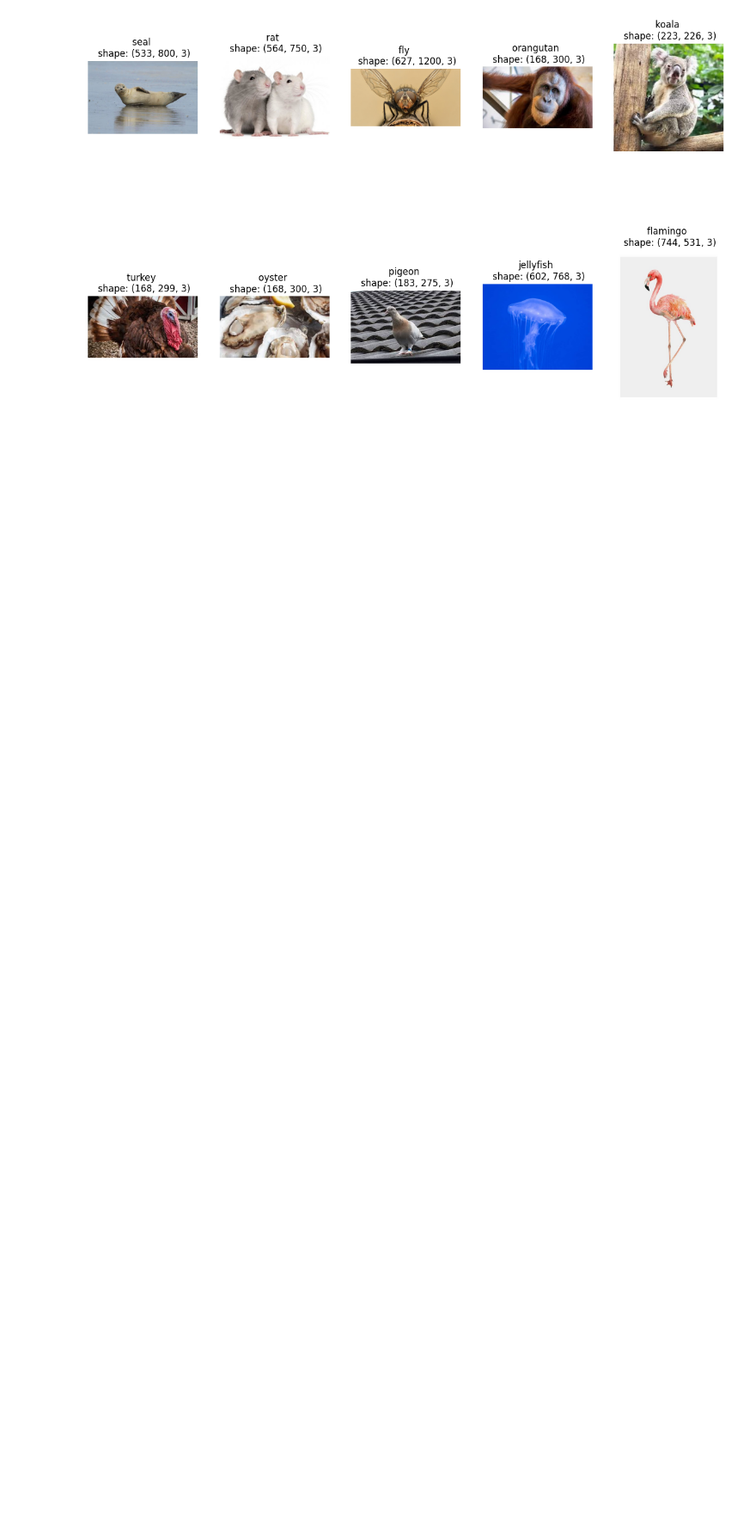
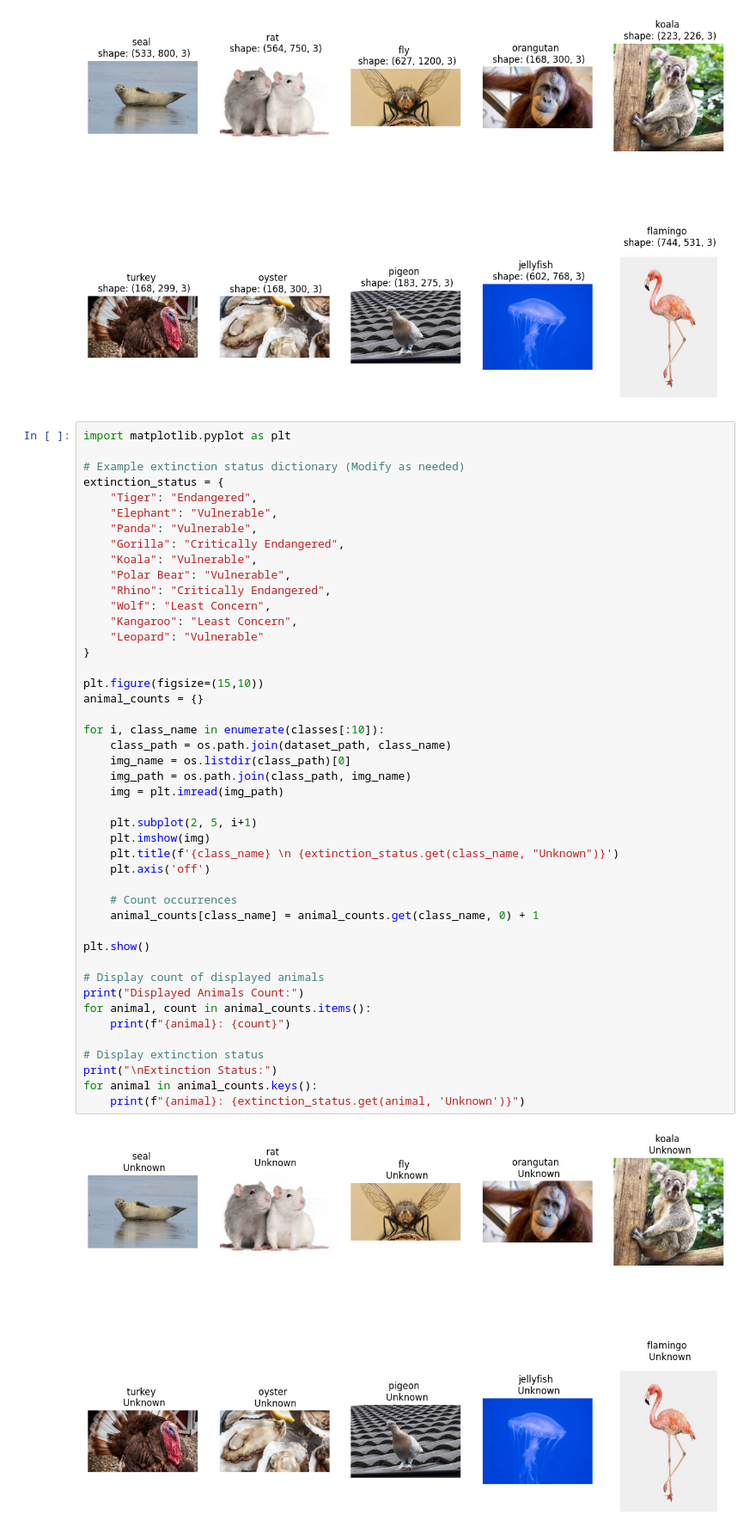
Before and after one commit to Ashwin535/Multi-Class-Animal-Classification, a Jupyter notebook: Animal_Classification.ipynb, the cells around one changed output. Shown at 86% size. Cells and saved outputs as stored; diff of their text form; blank space fills up the shorter version.

```diff
--- a/Animal_Classification.ipynb
+++ b/Animal_Classification.ipynb
@@ -80,3 +80,50 @@ for i, class_name in enumerate(classes[:10]):
 plt.show()
 # %% [output]
 [figure]
+# %%
+import matplotlib.pyplot as plt
+
+# Example extinction status dictionary (Modify as needed)
+extinction_status = {
+    "Tiger": "Endangered",
+    "Elephant": "Vulnerable",
+    "Panda": "Vulnerable",
+    "Gorilla": "Critically Endangered",
+    "Koala": "Vulnerable",
+    "Polar Bear": "Vulnerable",
+    "Rhino": "Critically Endangered",
+    "Wolf": "Least Concern",
+    "Kangaroo": "Least Concern",
+    "Leopard": "Vulnerable"
+}
+
+plt.figure(figsize=(15,10))
+animal_counts = {}
+
+for i, class_name in enumerate(classes[:10]):
+    class_path = os.path.join(dataset_path, class_name)
+    img_name = os.listdir(class_path)[0]
+    img_path = os.path.join(class_path, img_name)
+    img = plt.imread(img_path)
+
+    plt.subplot(2, 5, i+1)
+    plt.imshow(img)
+    plt.title(f'{class_name} \n {extinction_status.get(class_name, "Unknown")}')
+    plt.axis('off')
+
+    # Count occurrences
+    animal_counts[class_name] = animal_counts.get(class_name, 0) + 1
+
+plt.show()
+
+# Display count of displayed animals
+print("Displayed Animals Count:")
+for animal, count in animal_counts.items():
+    print(f"{animal}: {count}")
+
+# Display extinction status
+print("\nExtinction Status:")
+for animal in animal_counts.keys():
+    print(f"{animal}: {extinction_status.get(animal, 'Unknown')}")
+# %% [output]
+[figure, added]
```
Also changed, not shown: parts of 1 cell of this notebook.
